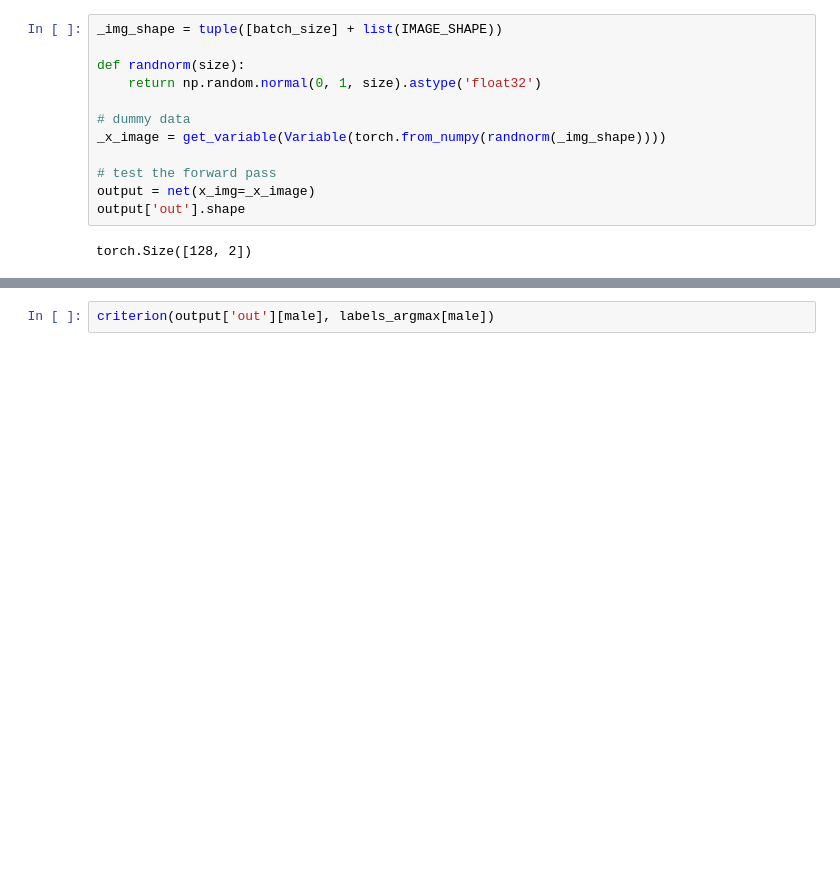
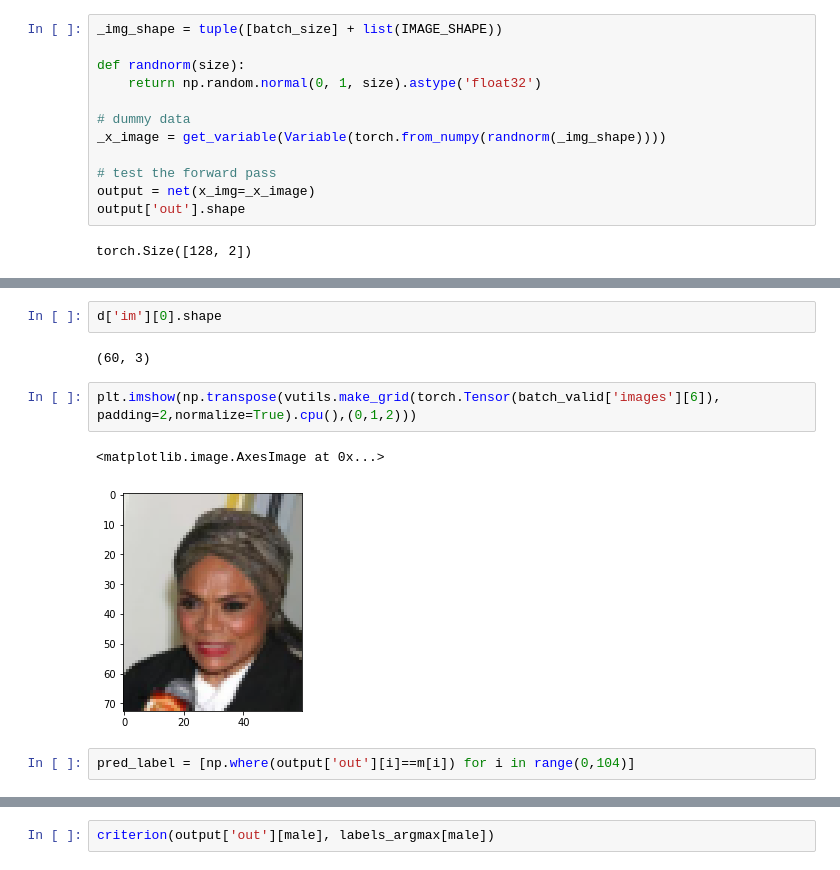
Before and after one commit to mar10nJohns1/AlgorithmicFairness, a Jupyter notebook: Project.ipynb, the cells around one changed output, grey strips where cells are left out. Cells and saved outputs as stored; diff of their text form; blank space fills up the shorter version.

```diff
--- a/Project.ipynb
+++ b/Project.ipynb
@@ -398,0 +388,11 @@ output
+# %%
+d['im'][0].shape
+# %% [output]
+(60, 3)
+# %%
+plt.imshow(np.transpose(vutils.make_grid(torch.Tensor(batch_valid['images'][6]), padding=2,normalize=True).cpu(),(0,1,2)))
+# %% [output]
+<matplotlib.image.AxesImage at 0x...>
+[figure, added]
+# %%
+pred_label = [np.where(output['out'][i]==m[i]) for i in range(0,104)]
```
Also changed, not shown: parts of 29 cells of this notebook, 4 other files.
